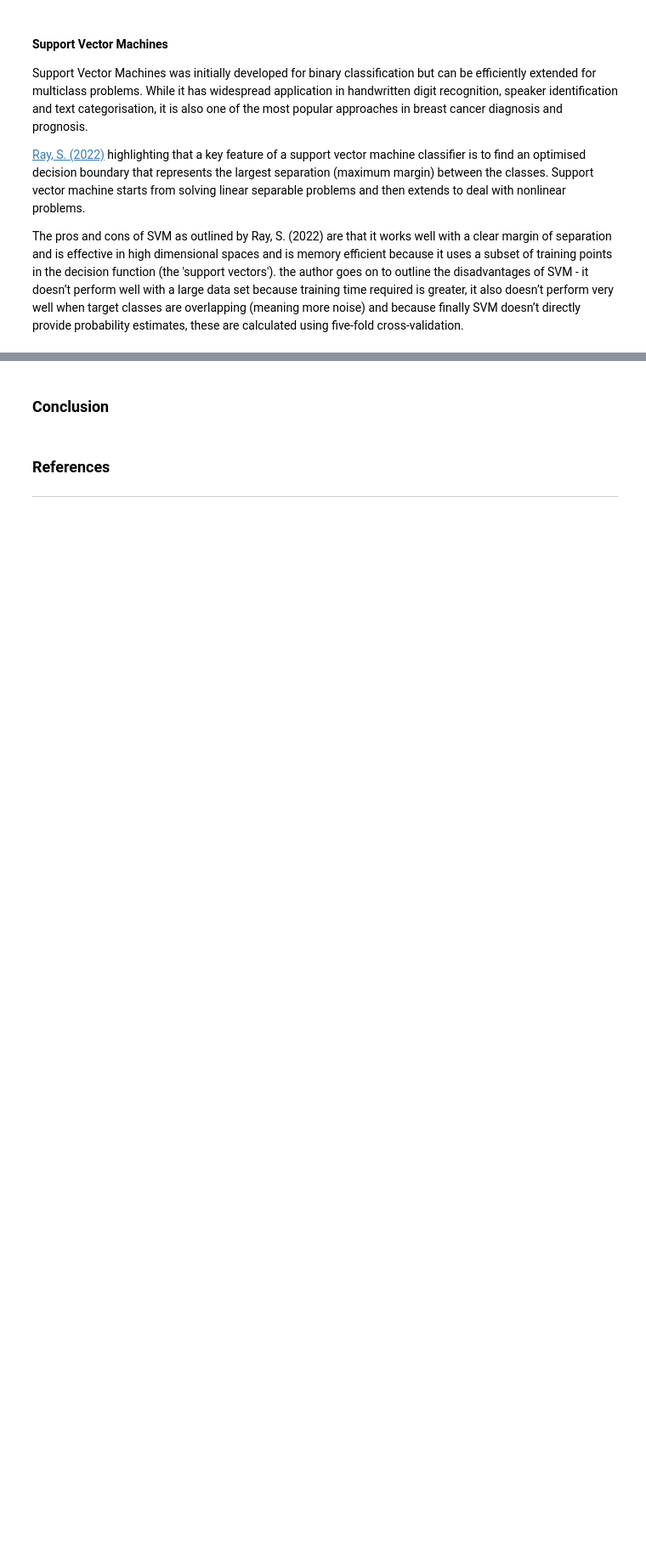
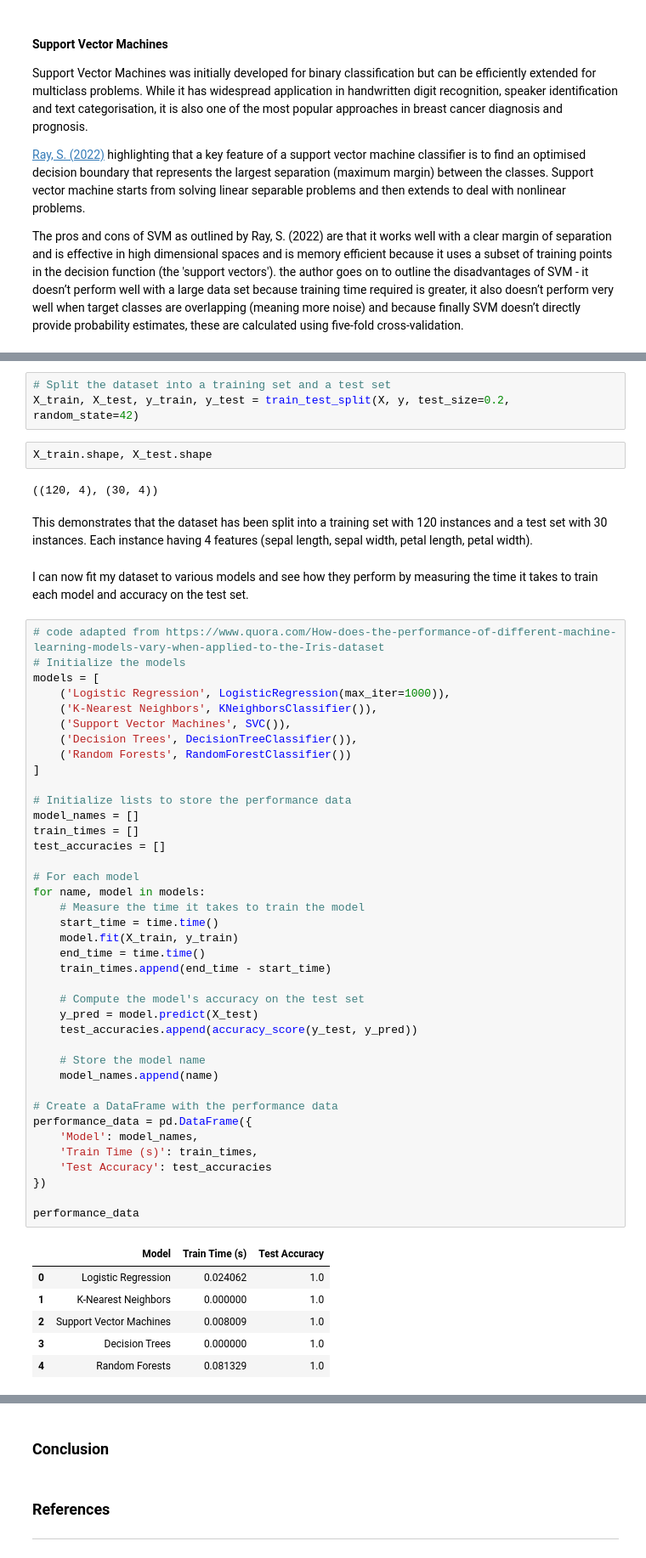
Before and after one commit to Scunnies/machine-learning-and-statistics, a Jupyter notebook: Project/Exploring Classification Algorithms with the Iris Dataset.ipynb, the cells around one changed output, grey strips where cells are left out. Shown: that part at 85% size. Saved outputs shown, nothing was run; the diff lists cells and outputs as text; blank space fills up the shorter version.

```diff
--- a/Project/Exploring Classification Algorithms with the Iris Dataset.ipynb
+++ b/Project/Exploring Classification Algorithms with the Iris Dataset.ipynb
@@ -280,0 +241,57 @@ The pros and cons of SVM as outlined by Ray, S. (2022) are that it works well wi
+# %%
+# Split the dataset into a training set and a test set
+X_train, X_test, y_train, y_test = train_test_split(X, y, test_size=0.2, random_state=42)
+# %%
+X_train.shape, X_test.shape
+# %% [output]
+((120, 4), (30, 4))
+# %% [markdown]
+This demonstrates that the dataset has been split into a training set with 120 instances and a test set with 30 instances. Each instance having 4 features (sepal length, sepal width, petal length, petal width).
+# %% [markdown]
+I can now fit my dataset to various models and see how they perform by measuring the time it takes to train each model and accuracy on the test set.
+# %%
+# code adapted from https://www.quora.com/How-does-the-performance-of-different-machine-learning-models-vary-when-applied-to-the-Iris-dataset
+# Initialize the models
+models = [
+    ('Logistic Regression', LogisticRegression(max_iter=1000)),
+    ('K-Nearest Neighbors', KNeighborsClassifier()),
+    ('Support Vector Machines', SVC()),
+    ('Decision Trees', DecisionTreeClassifier()),
+    ('Random Forests', RandomForestClassifier())
+]
+
+# Initialize lists to store the performance data
+model_names = []
+train_times = []
+test_accuracies = []
+
+# For each model
+for name, model in models:
+    # Measure the time it takes to train the model
+    start_time = time.time()
+    model.fit(X_train, y_train)
+    end_time = time.time()
+    train_times.append(end_time - start_time)
+
+    # Compute the model's accuracy on the test set
+    y_pred = model.predict(X_test)
+    test_accuracies.append(accuracy_score(y_test, y_pred))
+
+    # Store the model name
+    model_names.append(name)
+
+# Create a DataFrame with the performance data
+performance_data = pd.DataFrame({
+    'Model': model_names,
+    'Train Time (s)': train_times,
+    'Test Accuracy': test_accuracies
+})
+
+performance_data
+# %% [output]
+|  | Model | Train Time (s) | Test Accuracy |
+| 0 | Logistic Regression | 0.024062 | 1.0 |
+| 1 | K-Nearest Neighbors | 0.000000 | 1.0 |
+| 2 | Support Vector Machines | 0.008009 | 1.0 |
+| 3 | Decision Trees | 0.000000 | 1.0 |
+| 4 | Random Forests | 0.081329 | 1.0 |
```
Also changed, not shown: parts of 19 cells of this notebook.
